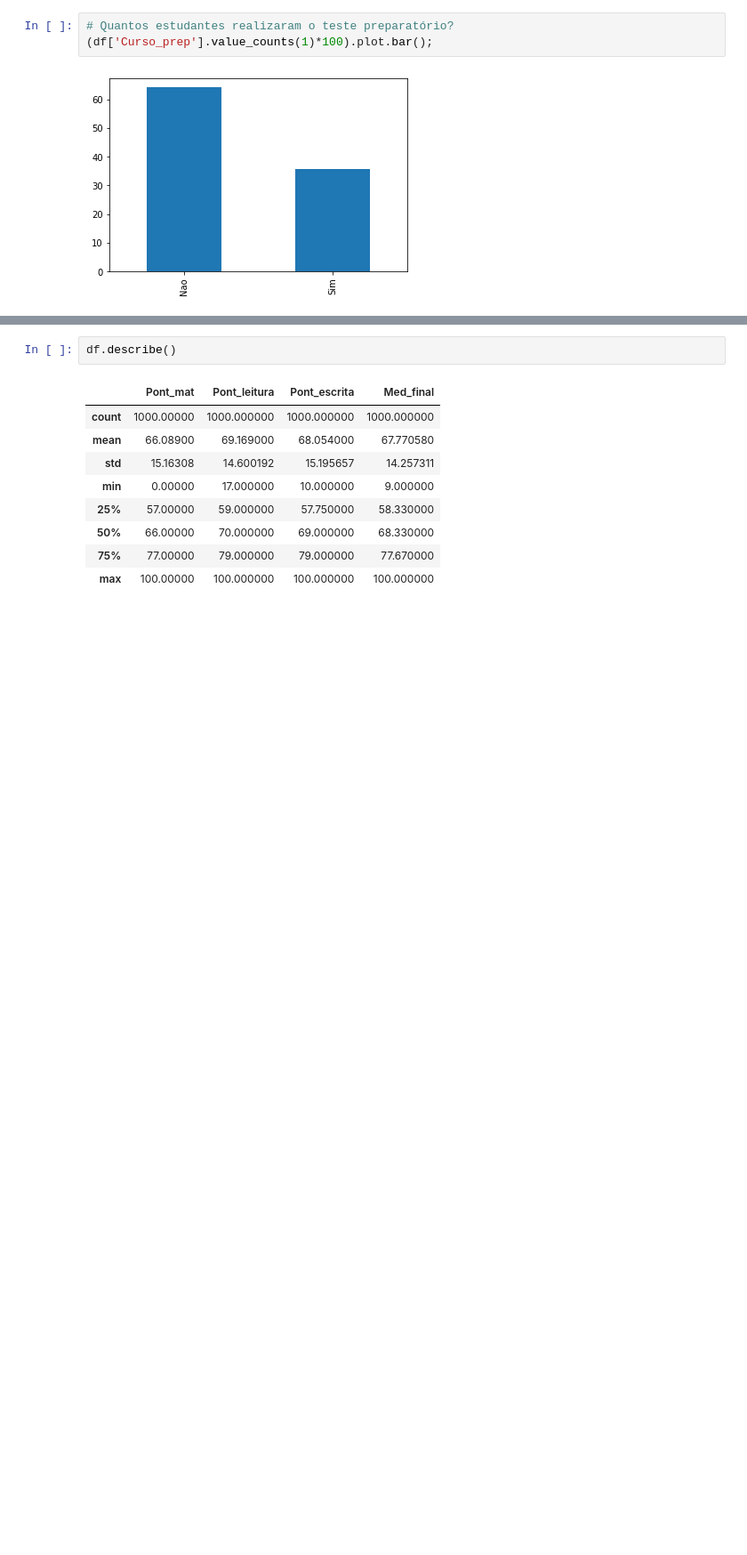
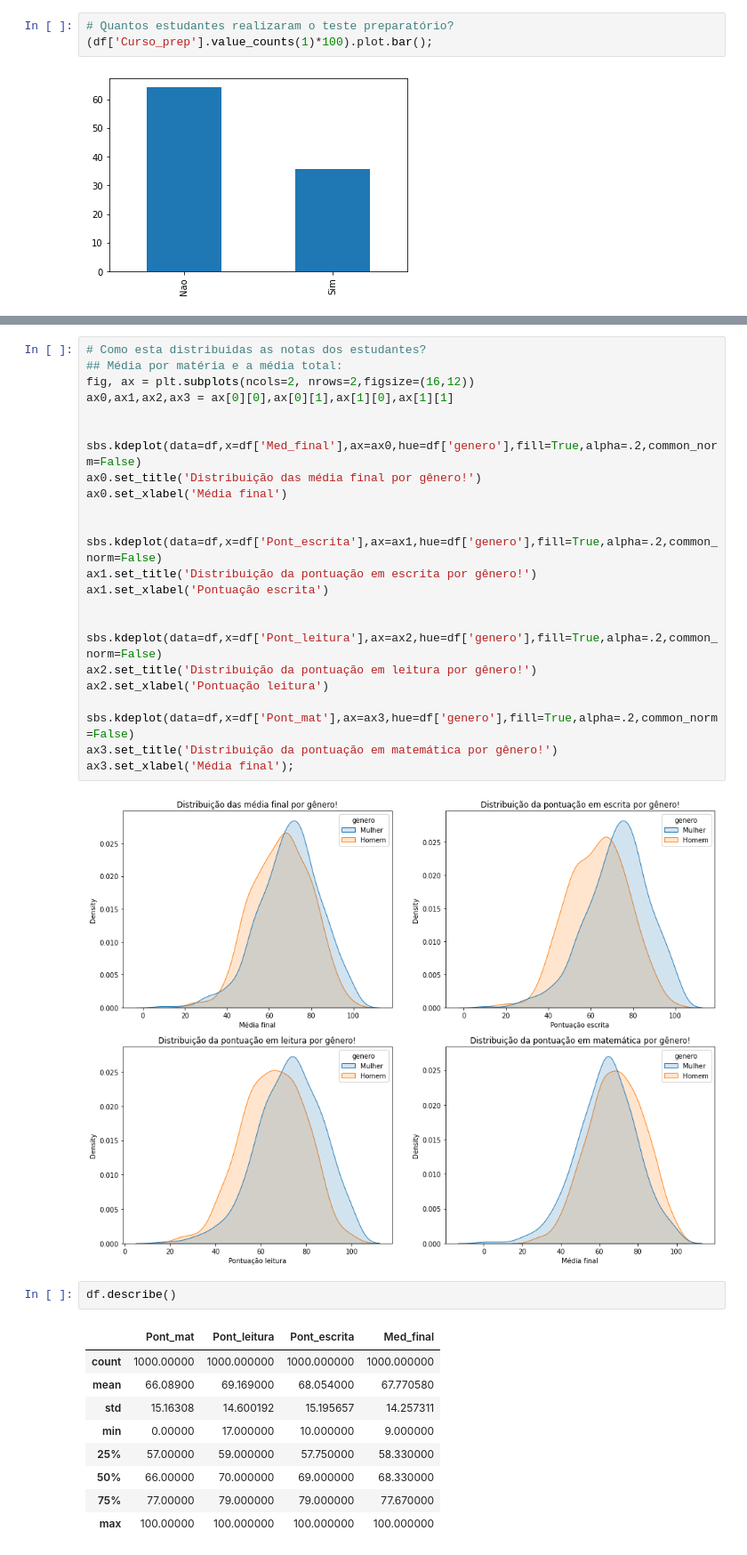
Before and after one commit to LucasJMFreire/projeto_Performance_Estudantes, a Jupyter notebook: Projeto_Performance_Estudantes.ipynb, the cells around one changed output, grey strips where cells are left out. Shown: that part at 89% size. Saved outputs shown, nothing was run; the diff lists cells and outputs as text; blank space fills up the shorter version.

```diff
--- a/Projeto_Performance_Estudantes.ipynb
+++ b/Projeto_Performance_Estudantes.ipynb
@@ -276,3 +236,29 @@ ax3.set_ylabel('Nº de estudantes');
+# %%
+# Como esta distribuidas as notas dos estudantes?
+## Média por matéria e a média total:
+fig, ax = plt.subplots(ncols=2, nrows=2,figsize=(16,12))
+ax0,ax1,ax2,ax3 = ax[0][0],ax[0][1],ax[1][0],ax[1][1]
+
+
+sbs.kdeplot(data=df,x=df['Med_final'],ax=ax0,hue=df['genero'],fill=True,alpha=.2,common_norm=False)
+ax0.set_title('Distribuição das média final por gênero!')
+ax0.set_xlabel('Média final')
+
+
+sbs.kdeplot(data=df,x=df['Pont_escrita'],ax=ax1,hue=df['genero'],fill=True,alpha=.2,common_norm=False)
+ax1.set_title('Distribuição da pontuação em escrita por gênero!')
+ax1.set_xlabel('Pontuação escrita')
+
+
+sbs.kdeplot(data=df,x=df['Pont_leitura'],ax=ax2,hue=df['genero'],fill=True,alpha=.2,common_norm=False)
+ax2.set_title('Distribuição da pontuação em leitura por gênero!')
+ax2.set_xlabel('Pontuação leitura')
+
+sbs.kdeplot(data=df,x=df['Pont_mat'],ax=ax3,hue=df['genero'],fill=True,alpha=.2,common_norm=False)
+ax3.set_title('Distribuição da pontuação em matemática por gênero!')
+ax3.set_xlabel('Média final');
+# %% [output]
+[figure, added]
 # %%
 df.describe()
 # %% [output]
```
Also changed, not shown: parts of 15 cells of this notebook.
